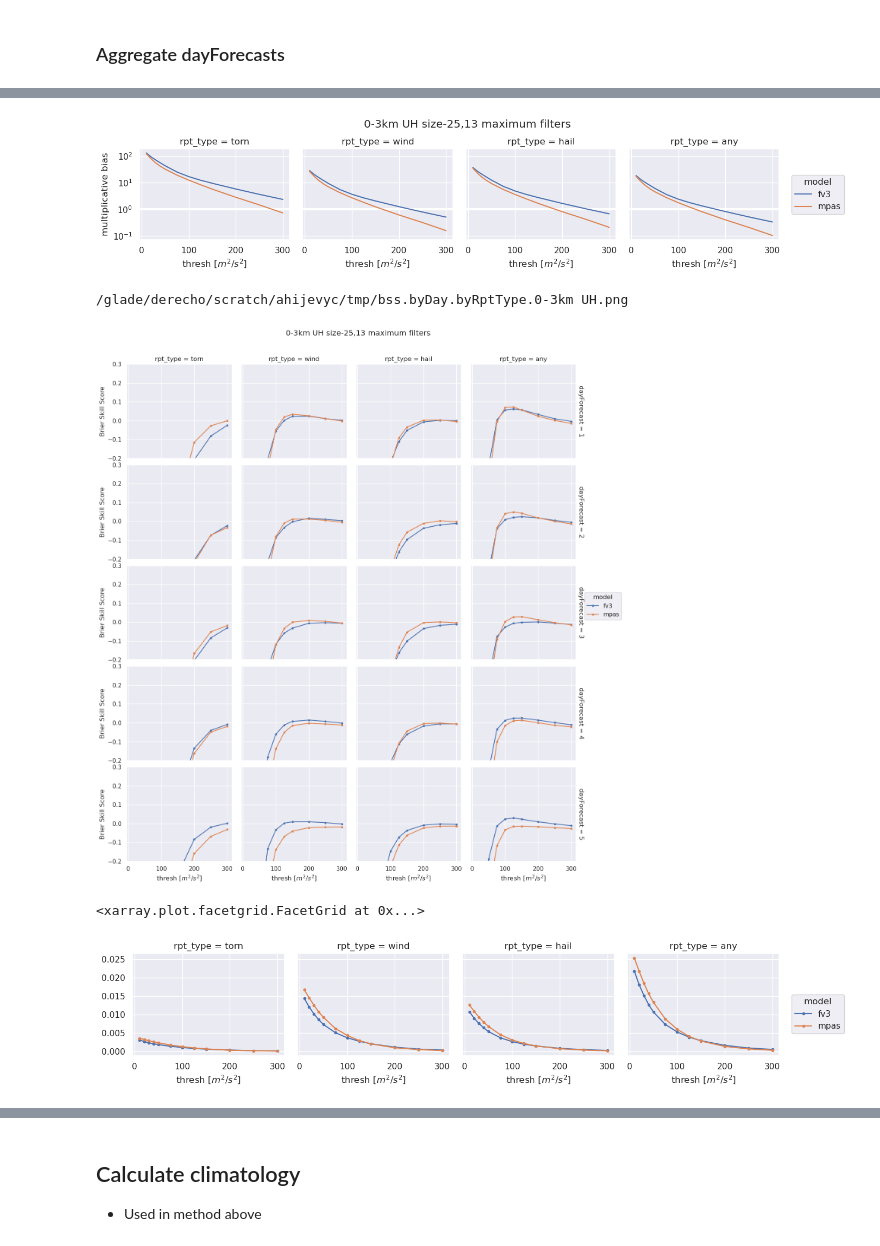
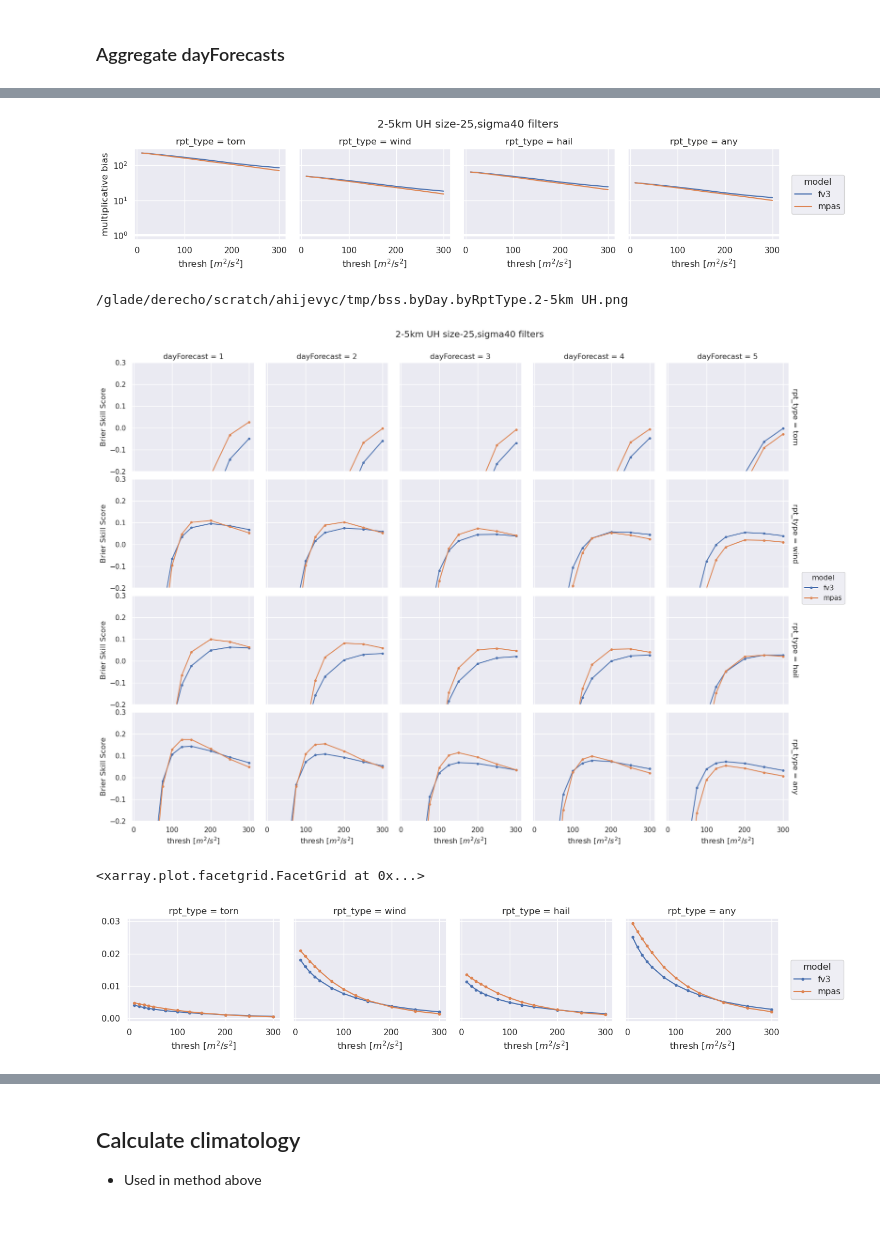
Before and after one commit to ahijevyc/ldmason_hwt, a Jupyter notebook: verify_all.ipynb, the cells around one changed output, grey strips where cells are left out. Cells and saved outputs as stored; diff of their text form; code cells hidden in the pictures.

```diff
--- a/verify_all.ipynb
+++ b/verify_all.ipynb
@@ -233,8 +227,8 @@ def get_hmfn(valid_date: pd.Timestamp, model: Model | xarray.DataArray):
         fcst = model
         model = "climo"
     else:
-        fcst = get_fcst(datadir, model, group, valid_date, filter_size=filter_size2)
-    logging.info("made fcst")
+        fcst = get_fcst(datadir, model, group, valid_date, filter=filter2)
+    logging.info("got {valid_date} {model} fcst")
 
     # Define observations
     obs = get_obs(datadir, valid_date)
@@ -292,13 +286,13 @@ climo = xarray.DataArray(
 - Subsequent times, it will read the data from disk.
 # %%
 sfx = (
-    f".2023-2024.{group}{len(genericnames)}.{len(thresholds)}.{filter_size1},{filter_size2}.nc"
+    f".2023-2024.{group}{len(genericnames)}.{len(thresholds)}.{filter1.keywords['size']},{filter2_str}.nc"
 )
 d2023 = pd.date_range(start=firstRun(2023), end="20230531", freq="1D")
 d2024 = pd.date_range(start=firstRun(2024), end="20240531", freq="1D")
 valid_dates = d2023.union(d2024)
 
-processes = 1
+processes = 3
 # list of (date, model) tuples for multiprocessing pool.
 joblist = [(valid_date, model) for valid_date in valid_dates for model in models]
 
@@ -367,7 +374,7 @@ For example, equitable threat score (ets), bias, Heidke Skill Score (hss), false
 - variable
 - rpt_type
 # %%
-variable = genericnames[1]
+variable = genericnames[2]
 s = hmfn.hmfn
 # s = s.where(s.valid_date > pd.to_datetime("20240101")) # just one year
 s = s.sel(dayForecast=slice(1, 5))  # just dayForecast 1-5
@@ -375,7 +382,7 @@ s = s.mean(dim="valid_date")
 s = s.sel(variable=variable)
 s = ets(s)
 g = s.plot(col="dayForecast", row="rpt_type", hue="model", marker=".")
-g.fig.suptitle(f"{variable} size-{filter_size1},{filter_size2} maximum filters")
+g.fig.suptitle(f"{variable} size-{filter1.keywords['size']},{filter2_str} filters")
 ofile = tmpdir / f"{s.attrs['short_name']}{sfx.rstrip('.nc')}.png"
 g.fig.subplots_adjust(top=0.92)
 g.fig.savefig(ofile, dpi=150)
@@ -438,7 +445,7 @@ ofile = (
 )
 for ax in axes.ravel():
     # axes limits, labels
-    ax.set_ylim(top=0.11)
+    ax.set_ylim(top=0.06)
 
 plt.suptitle(f"day-{sel['dayForecast']} {sel['model']} {sel['variable']} {y}  {rpt_type} rpts")
 plt.tight_layout()
@@ -505,35 +512,35 @@ s = bias(
 )
 g = s.sel(variable=variable).plot(col="rpt_type", hue="model", yscale="log")
 noBiasLine(g)
-g.fig.suptitle(f"{variable} size-{filter_size1},{filter_size2} maximum filters")
+g.fig.suptitle(f"{variable} size-{filter1.keywords['size']},{filter2_str} filters")
 g.fig.subplots_adjust(top=0.8)
 # %% [output]
-[figure, old version]
+[figure, new version]
 # %%
 se = hmfn.fcstfcst + hmfn.obsobs - 2 * hmfn.fcstobs
 se_ref = hmfnref.fcstfcst + hmfnref.obsobs - 2 * hmfnref.fcstobs
 s = 1 - se.sel(valid_date=ivalid_date, dayForecast=slice(1, 5)).mean(
     dim="valid_date"
 ) / se_ref.sel(valid_date=ivalid_date).mean(dim="valid_date")
 s.name = "Brier Skill Score"
 s.attrs["short_name"] = "bss"
-g = s.sel(variable=variable).plot(col="rpt_type", row="dayForecast", hue="model", marker=".")
+g = s.sel(variable=variable).plot(col="dayForecast", row="rpt_type", hue="model", marker=".")
 [ax.set(ylim=(-0.2, 0.3)) for ax in g.axs.ravel()]
-g.fig.suptitle(f"{variable} size-{filter_size1},{filter_size2} maximum filters")
+g.fig.suptitle(f"{variable} size-{filter1.keywords['size']},{filter2_str} filters")
 g.fig.subplots_adjust(top=0.92)
 ofile = tmpdir / f"bss.byDay.byRptType.{variable}.png"
 g.fig.savefig(ofile)
 print(ofile)
 # %% [output]
-/glade/derecho/scratch/ahijevyc/tmp/bss.byDay.byRptType.0-3km UH.png
+/glade/derecho/scratch/ahijevyc/tmp/bss.byDay.byRptType.2-5km UH.png
-[figure, old version]
+[figure, new version]
 # %%
 (hmfn.fcstobs / total(hmfn.hmfn)).mean(dim="valid_date").sel(dayForecast=1, variable=variable).plot(
     col="rpt_type", hue="model", marker="."
 )
 # %% [output]
 <xarray.plot.facetgrid.FacetGrid at 0x...>
-[figure, old version]
+[figure, new version]
 # %%
 (hmfn.fcst / total(hmfn.hmfn)).sel(valid_date=ivalid_date).mean(dim="valid_date").sel(
     dayForecast=1, variable=variable
```
Also changed, not shown: parts of 28 cells of this notebook, 4 other files.
